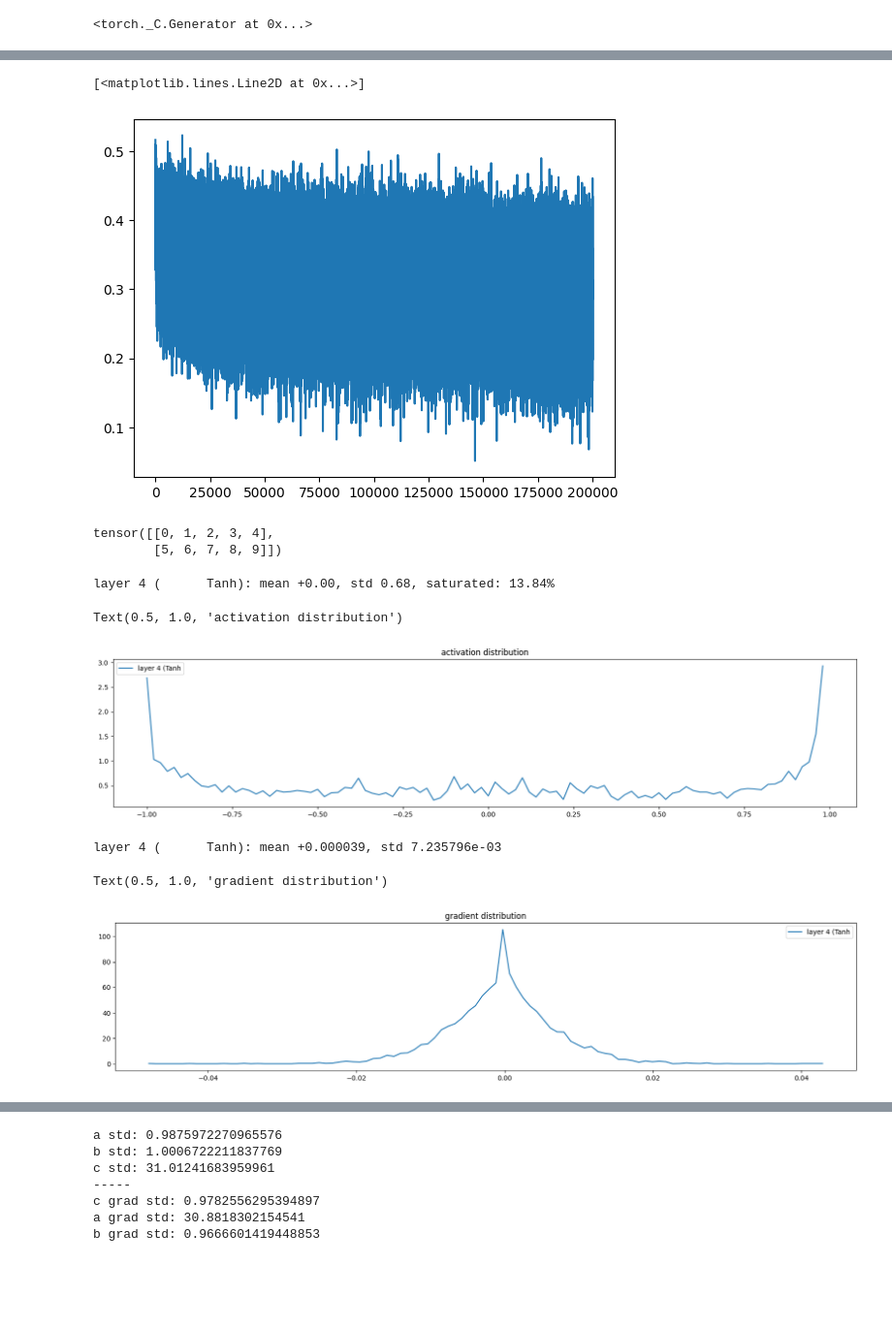
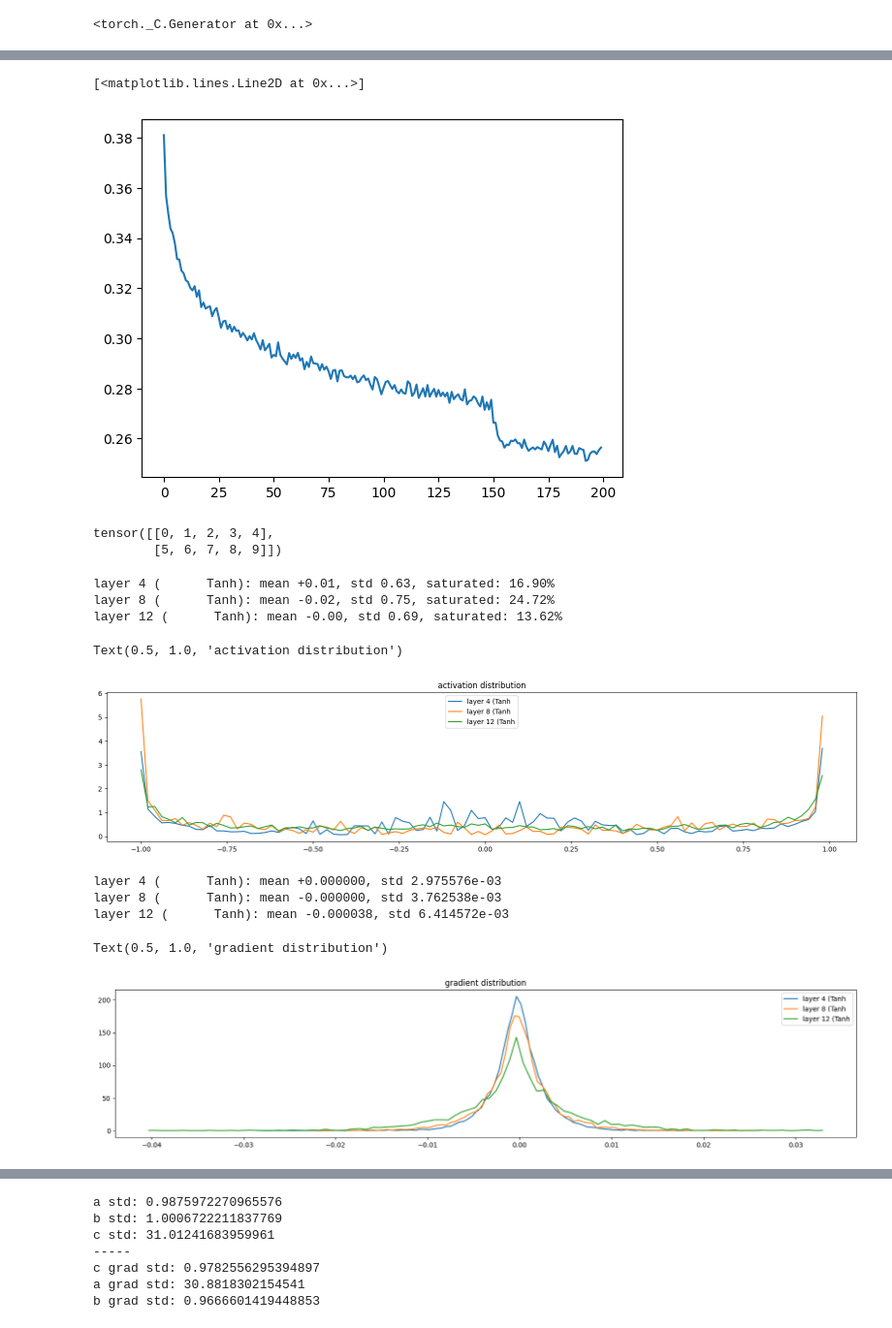
Before and after one commit to elo-siema/karpathy-zero-to-hero, a Jupyter notebook: makemore_pt5.ipynb, the cells around one changed output, grey strips where cells are left out. Shown at 97% size. Saved outputs shown, nothing was run; the diff lists cells and outputs as text; code cells hidden in the pictures; blank space fills up the shorter version.

```diff
--- a/makemore_pt5.ipynb
+++ b/makemore_pt5.ipynb
@@ -97,8 +97,13 @@ class BatchNorm1d:
   def __call__(self, x):
     # calculate the forward pass
     if self.training:
-      xmean = x.mean(0, keepdim=True) # batch mean
-      xvar = x.var(0, keepdim=True) # batch variance
+      # dim to mean / var over depending on the number of batching dimensions
+      if x.ndim == 2:
+        dim = 0
+      elif x.ndim == 3:
+        dim = (0, 1)
+      xmean = x.mean(dim, keepdim=True) # batch mean across both batch dimensions
+      xvar = x.var(dim, keepdim=True) # batch variance across both batch dimensions
     else:
       xmean = self.running_mean
       xvar = self.running_var
@@ -133,10 +138,18 @@ class Embedding:
     def parameters(self):
       return [self.weight]
 
-class Flatten:
+class FlattenConsecutive:
+  def __init__(self, n):
+    self.n = n
+
   def __call__(self, x):
-    self.out = x.view(x.shape[0], -1)
+    B, T, C = x.shape
+    x = x.view(B, T//self.n, C*self.n)
+    if x.shape[1] == 1:
+      x = x.squeeze(1)
+    self.out = x
     return self.out
+
   def parameters(self):
     return []
 
@@ -157,17 +170,14 @@ torch.manual_seed(42)
 # %% [output]
 <torch._C.Generator at 0x...>
 # %%
-n_embd = 10 # the dimensionality of the character embedding vectors
-n_hidden = 200 # the number of neurons in the hidden layer of the MLP
+n_embd = 24 # the dimensionality of the character embedding vectors
+n_hidden = 128 # the number of neurons in the hidden layer of the MLP
 
 model = Sequential([
   Embedding(vocab_size, n_embd),
-  Flatten(),
-  Linear(n_embd * block_size, n_hidden, bias=False), BatchNorm1d(n_hidden), Tanh(),
- # Linear(           n_hidden, n_hidden, bias=False), BatchNorm1d(n_hidden), Tanh(),
- # Linear(           n_hidden, n_hidden, bias=False), BatchNorm1d(n_hidden), Tanh(),
- # Linear(           n_hidden, n_hidden, bias=False), BatchNorm1d(n_hidden), Tanh(),
-  #Linear(           n_hidden, n_hidden, bias=False), BatchNorm1d(n_hidden), Tanh(),
+  FlattenConsecutive(2), Linear(n_embd * 2, n_hidden, bias=False), BatchNorm1d(n_hidden), Tanh(),
+  FlattenConsecutive(2), Linear(n_hidden * 2, n_hidden, bias=False), BatchNorm1d(n_hidden), Tanh(),
+  FlattenConsecutive(2), Linear(n_hidden * 2, n_hidden, bias=False), BatchNorm1d(n_hidden), Tanh(),
   Linear(           n_hidden, vocab_size)
 ])
 
@@ -188,0 +199,6 @@ for p in parameters:
+# %%
+ix = torch.randint(0, Xtr.shape[0], (4,))
+Xb, Yb = Xtr[ix], Ytr[ix]
+print(Xb.shape, Yb.shape)
+logits = model(Xb)
+print(Xb)
@@ -188,0 +211,3 @@ for p in parameters:
+# %%
+for layer in model.layers:
+  print(layer.__class__.__name__, ": ", tuple(layer.out.shape))
@@ -248,8 +308,8 @@ for i in range(max_steps):
 # %%
-plt.plot(lossi)
+plt.plot(torch.tensor(lossi).view(-1, 1000).mean(1))
 # %% [output]
 [<matplotlib.lines.Line2D at 0x...>]
-[figure, old version]
+[figure, new version]
 # %%
 torch.arange(10).view(-1, 5)
 # %% [output]
@@ -269,9 +329,11 @@ for i, layer in enumerate(model.layers[:-1]): # note: exclude the output layer
 plt.legend(legends);
 plt.title('activation distribution')
 # %% [output]
-layer 4 (      Tanh): mean +0.00, std 0.68, saturated: 13.84%
+layer 4 (      Tanh): mean +0.01, std 0.63, saturated: 16.90%
+layer 8 (      Tanh): mean -0.02, std 0.75, saturated: 24.72%
+layer 12 (      Tanh): mean -0.00, std 0.69, saturated: 13.62%
 Text(0.5, 1.0, 'activation distribution')
-[figure, old version]
+[figure, new version]
 # %%
 # visualize histograms
 plt.figure(figsize=(20, 4)) # width and height of the plot
@@ -286,9 +348,11 @@ for i, layer in enumerate(model.layers[:-1]): # note: exclude the output layer
 plt.legend(legends);
 plt.title('gradient distribution')
 # %% [output]
-layer 4 (      Tanh): mean +0.000039, std 7.235796e-03
+layer 4 (      Tanh): mean +0.000000, std 2.975576e-03
+layer 8 (      Tanh): mean -0.000000, std 3.762538e-03
+layer 12 (      Tanh): mean -0.000038, std 6.414572e-03
 Text(0.5, 1.0, 'gradient distribution')
-[figure, old version]
+[figure, new version]
 # %%
 # visualize histograms
 plt.figure(figsize=(20, 4)) # width and height of the plot
```
Also changed, not shown: parts of 15 cells of this notebook, 1 other file.
